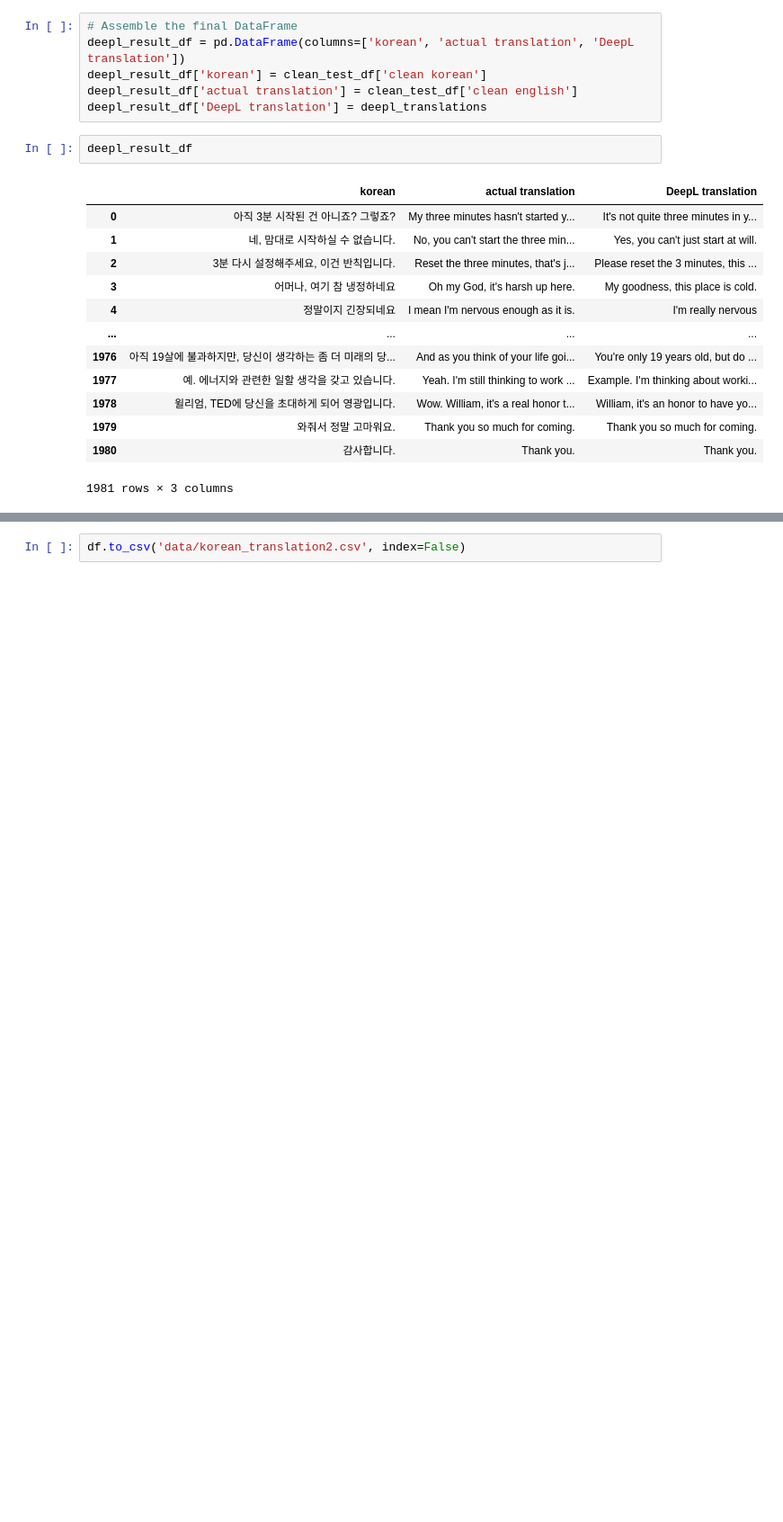
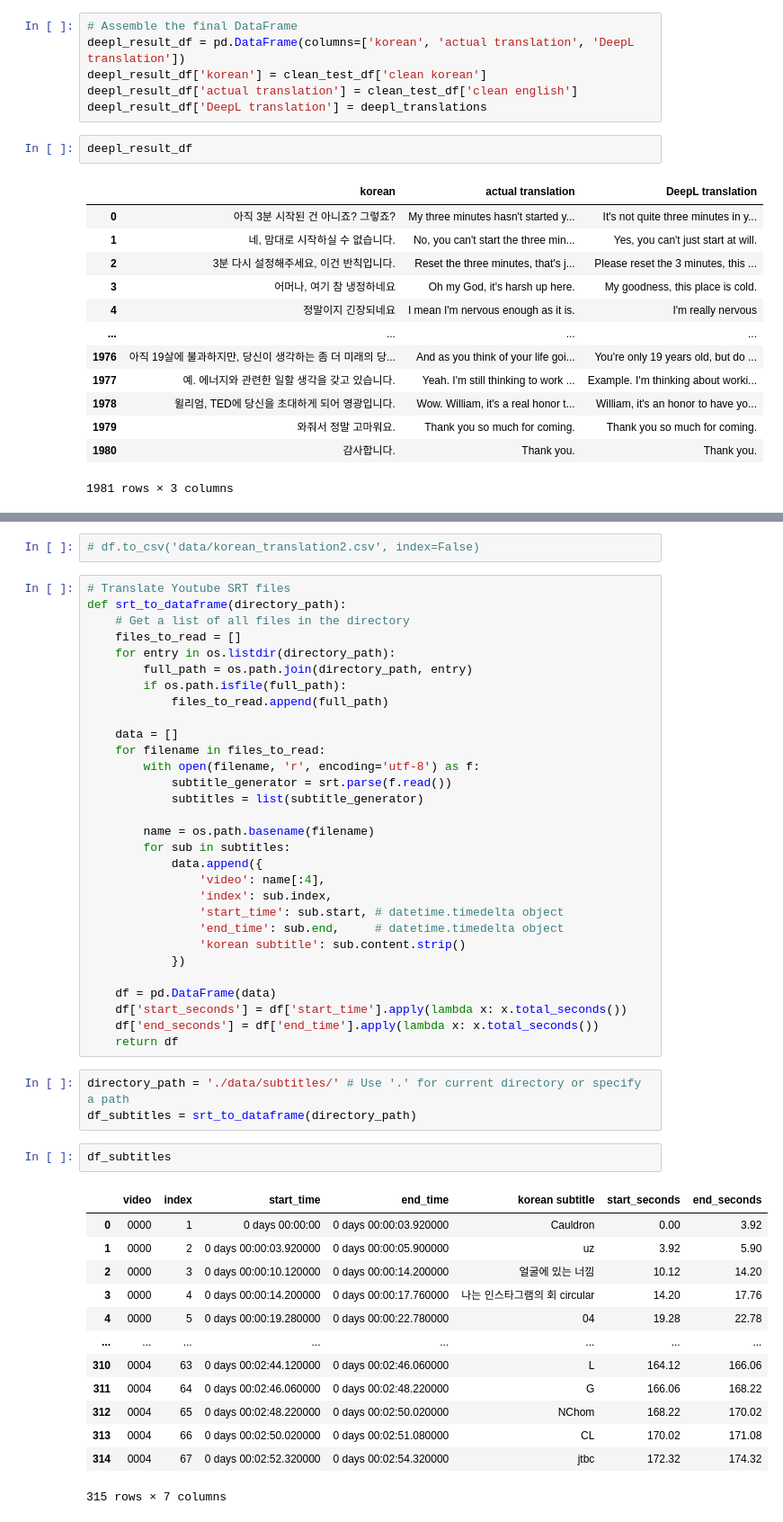
Before and after one commit to Swiftie97/CS653_Final_Project, a Jupyter notebook: translation.ipynb, the cells around one changed output, grey strips where cells are left out. Shown: that part at 90% size. Drawn from its saved outputs; the diff is of its cells as text; blank space fills up the shorter version.

```diff
--- a/translation.ipynb
+++ b/translation.ipynb
@@ -321,4 +324,53 @@ df.head()
 | 3 | 어머나, 여기 참 냉정하네요 | Oh my God, it's harsh up here. | Oh my, it's so cold in here. | Oh my God, it's so cold here | My goodness, this place is cold. |
 | 4 | 정말이지 긴장되네요 | I mean I'm nervous enough as it is. | I'm really nervous. | I'm really nervous | I'm really nervous |
 # %%
-df.to_csv('data/korean_translation2.csv', index=False)
+# df.to_csv('data/korean_translation2.csv', index=False)
+# %%
+# Translate Youtube SRT files
+def srt_to_dataframe(directory_path):
+    # Get a list of all files in the directory
+    files_to_read = []
+    for entry in os.listdir(directory_path):
+        full_path = os.path.join(directory_path, entry)
+        if os.path.isfile(full_path):
+            files_to_read.append(full_path)
+
+    data = []
+    for filename in files_to_read:
+        with open(filename, 'r', encoding='utf-8') as f:
+            subtitle_generator = srt.parse(f.read())
+            subtitles = list(subtitle_generator)
+
+        name = os.path.basename(filename)
+        for sub in subtitles:
+            data.append({
+                'video': name[:4],
+                'index': sub.index,
+                'start_time': sub.start, # datetime.timedelta object
+                'end_time': sub.end,     # datetime.timedelta object
+                'korean subtitle': sub.content.strip()
+            })
+
+    df = pd.DataFrame(data)
+    df['start_seconds'] = df['start_time'].apply(lambda x: x.total_seconds())
+    df['end_seconds'] = df['end_time'].apply(lambda x: x.total_seconds())
+    return df
+# %%
+directory_path = './data/subtitles/' # Use '.' for current directory or specify a path
+df_subtitles = srt_to_dataframe(directory_path)
+# %%
+df_subtitles
+# %% [output]
+|  | video | index | start_time | end_time | korean subtitle | start_seconds | end_seconds |
+| 0 | 0000 | 1 | 0 days 00:00:00 | 0 days 00:00:03.920000 | Cauldron | 0.00 | 3.92 |
+| 1 | 0000 | 2 | 0 days 00:00:03.920000 | 0 days 00:00:05.900000 | uz | 3.92 | 5.90 |
+| 2 | 0000 | 3 | 0 days 00:00:10.120000 | 0 days 00:00:14.200000 | 얼굴에 있는 너낌 | 10.12 | 14.20 |
+| 3 | 0000 | 4 | 0 days 00:00:14.200000 | 0 days 00:00:17.760000 | 나는 인스타그램의 회 circular | 14.20 | 17.76 |
+| 4 | 0000 | 5 | 0 days 00:00:19.280000 | 0 days 00:00:22.780000 | 04 | 19.28 | 22.78 |
+| ... | ... | ... | ... | ... | ... | ... | ... |
+| 310 | 0004 | 63 | 0 days 00:02:44.120000 | 0 days 00:02:46.060000 | L | 164.12 | 166.06 |
+| 311 | 0004 | 64 | 0 days 00:02:46.060000 | 0 days 00:02:48.220000 | G | 166.06 | 168.22 |
+| 312 | 0004 | 65 | 0 days 00:02:48.220000 | 0 days 00:02:50.020000 | NChom | 168.22 | 170.02 |
+| 313 | 0004 | 66 | 0 days 00:02:50.020000 | 0 days 00:02:51.080000 | CL | 170.02 | 171.08 |
+| 314 | 0004 | 67 | 0 days 00:02:52.320000 | 0 days 00:02:54.320000 | jtbc | 172.32 | 174.32 |
+315 rows × 7 columns
```
Also changed, not shown: parts of 12 cells of this notebook, 1 other file.
